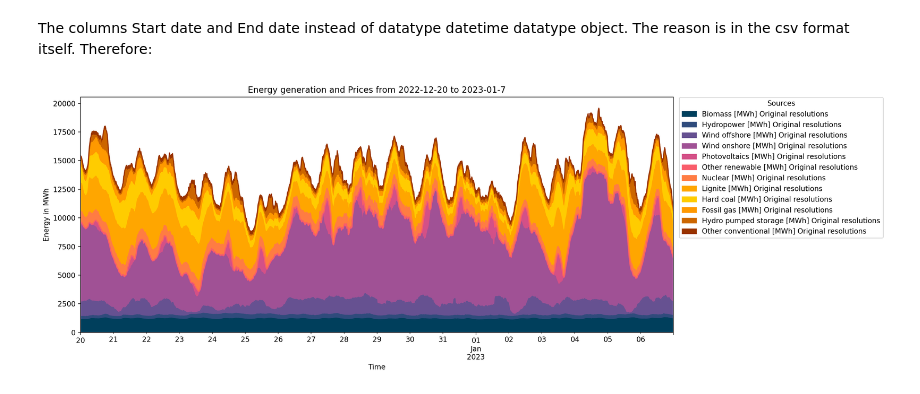
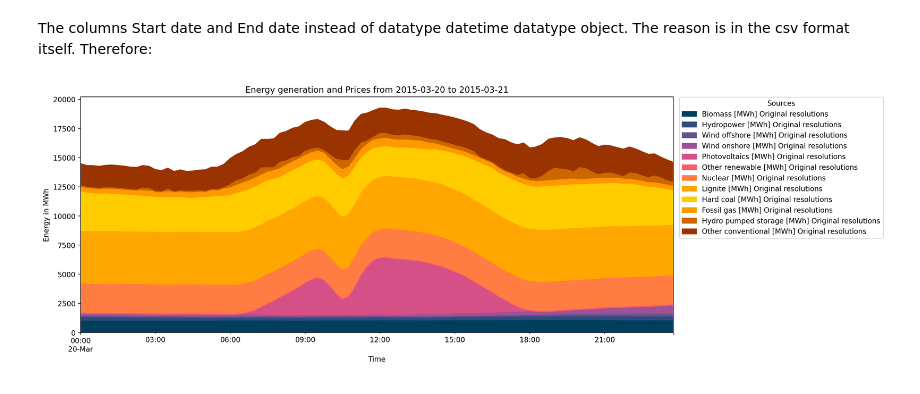
Before and after one commit to bennymiddel/Public, a Jupyter notebook: notebooks/graphics.ipynb, the cells around one changed output. Saved outputs shown, nothing was run; the diff lists cells and outputs as text; code cells hidden in the pictures.

```diff
--- a/notebooks/graphics.ipynb
+++ b/notebooks/graphics.ipynb
@@ -29,8 +29,8 @@ Generation['Start date'] = pd.to_datetime(Generation['Start date'])
 Generation['End date'] = pd.to_datetime(Generation['End date'])
 # %%
 
-start_date = '2022-12-20'
-end_date = '2023-01-7'
+start_date = '2015-03-20'
+end_date = '2015-03-21'
 
 
 filter_gen = Generation[(Generation['Start date'] >= start_date) & (Generation['Start date'] < end_date)]
@@ -40,31 +40,31 @@ colors = [
     "#003f5c",
     "#2f4b7c",
     "#665191",
     "#a05195",
     "#d45087",
     "#f95d6a",
     "#ff7c43",
     "#ffa600",
     "#ffcc00",
     "#ff9900",
     "#cc6600",
     "#993300"
 ]
 
 fig, ax1 = plt.subplots(figsize=(15, 6), dpi=200)
 
 filter_gen.set_index('Start date')[col].plot(kind='area', stacked=True, ax=ax1, color=colors)
 
 
 ax1.set_title('Energy generation and Prices from ' + start_date + ' to ' + end_date)
 ax1.set_ylabel('Energy in MWh')
 ax1.set_xlabel('Time')
 
 
 
 
 ax1.legend(title='Sources', bbox_to_anchor=(1.36, 1.014), loc='upper right')
 
 plt.show()
 # %% [output]
-[figure, old version]
+[figure, new version]
```
Also changed, not shown: parts of 4 cells of this notebook, 2 other files.
